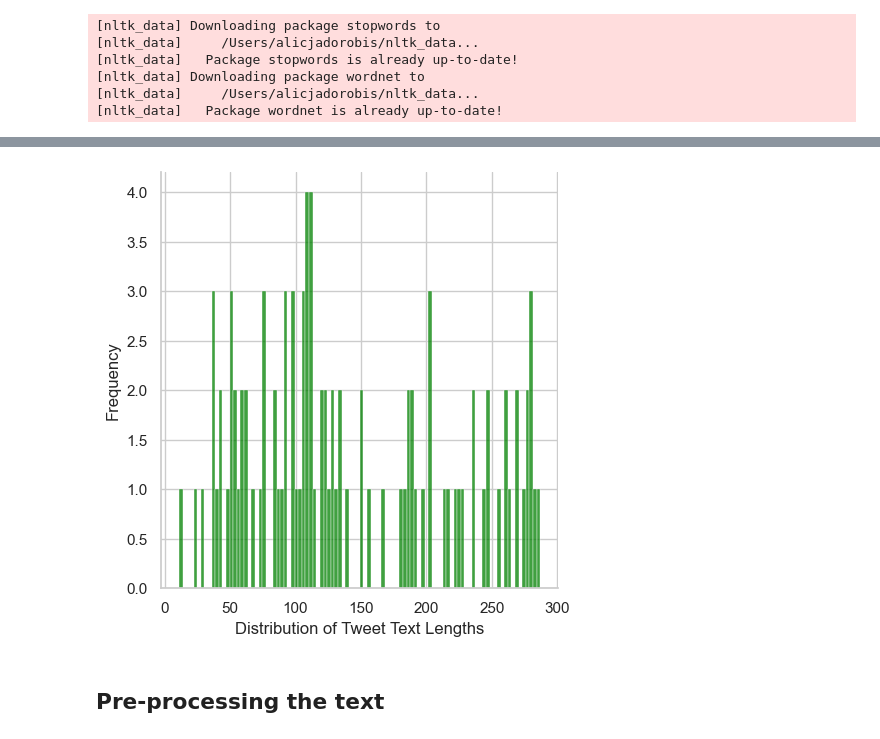
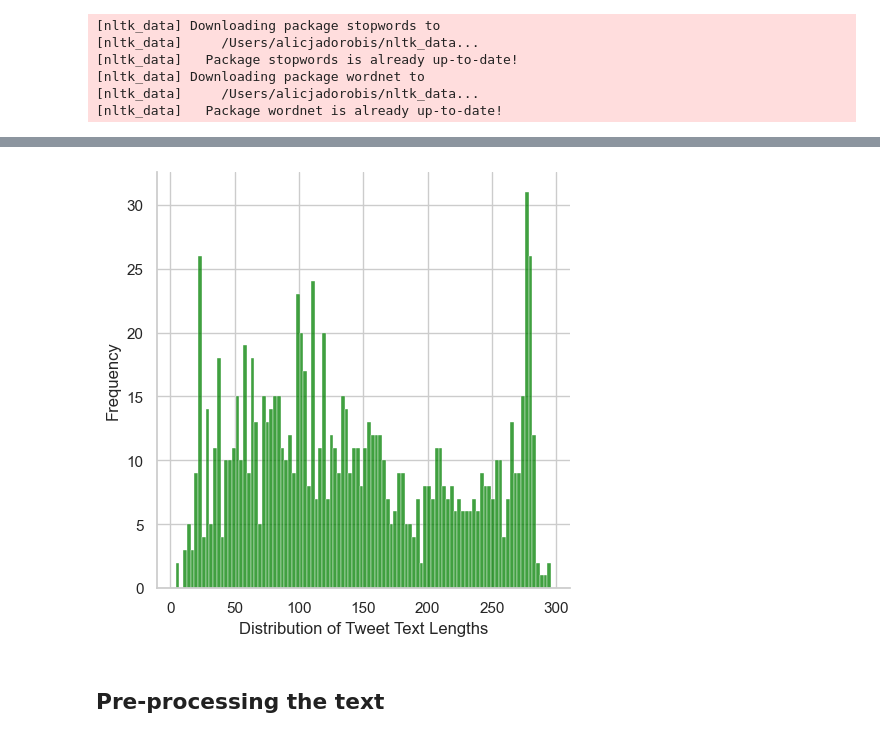
Before and after one commit to alicja-a-d/Analytica_UvA, a Jupyter notebook: code/tm_tweets/bert_tweets.ipynb, the cells around one changed output, grey strips where cells are left out. Cells and saved outputs as stored; diff of their text form; code cells hidden in the pictures.

```diff
--- a/code/tm_tweets/bert_tweets.ipynb
+++ b/code/tm_tweets/bert_tweets.ipynb
@@ -29,7 +29,7 @@ import dataframe_image as dfi
 # %%
 
 # loading the data into a dataframe
-df = pd.read_csv('../label/100_random_labelled.csv')
+df = pd.read_excel('../../data/test/1000_random_rows_24_07_2020.xlsx')
 display(df)
 # %% [output]
 |  | created_at_fuzzy | state_likely_tweeted_from | text | source | display_text_width | lang | favorite_count | ... |
@@ -48,21 +48,25 @@ display(df)
 # %%
+#adding an extra column as this is the columsn that will appear in the dataset we gave to LLM, we can of course adapt this
+# just depends which analysis we will be doing first
+
+df['cleaned_text'] = df['text']
 # creating a new column containing the length of each headline text that is larger than 0
 non_empty_lengths = df[(df['cleaned_text'].notnull()) & (df['display_text_width'] > 0)]['display_text_width']
 # visualising the length distribution
 
 sns.set(rc={'figure.figsize':(14,11)})
 sns.set(style="whitegrid")
 sns.displot(non_empty_lengths, kde=False, color='green', bins=100)
 
 
 plt.ylabel('Frequency', fontsize=12)
 plt.xlabel('Distribution of Tweet Text Lengths', fontsize=12)
 plt.grid(True)
 
 
 plt.show()
 # %% [output]
-[figure, old version]
+[figure, new version]
 # %% [markdown]
 ## Pre-processing the text
 # %%
```
Also changed, not shown: parts of 17 cells of this notebook, 1 other file.
